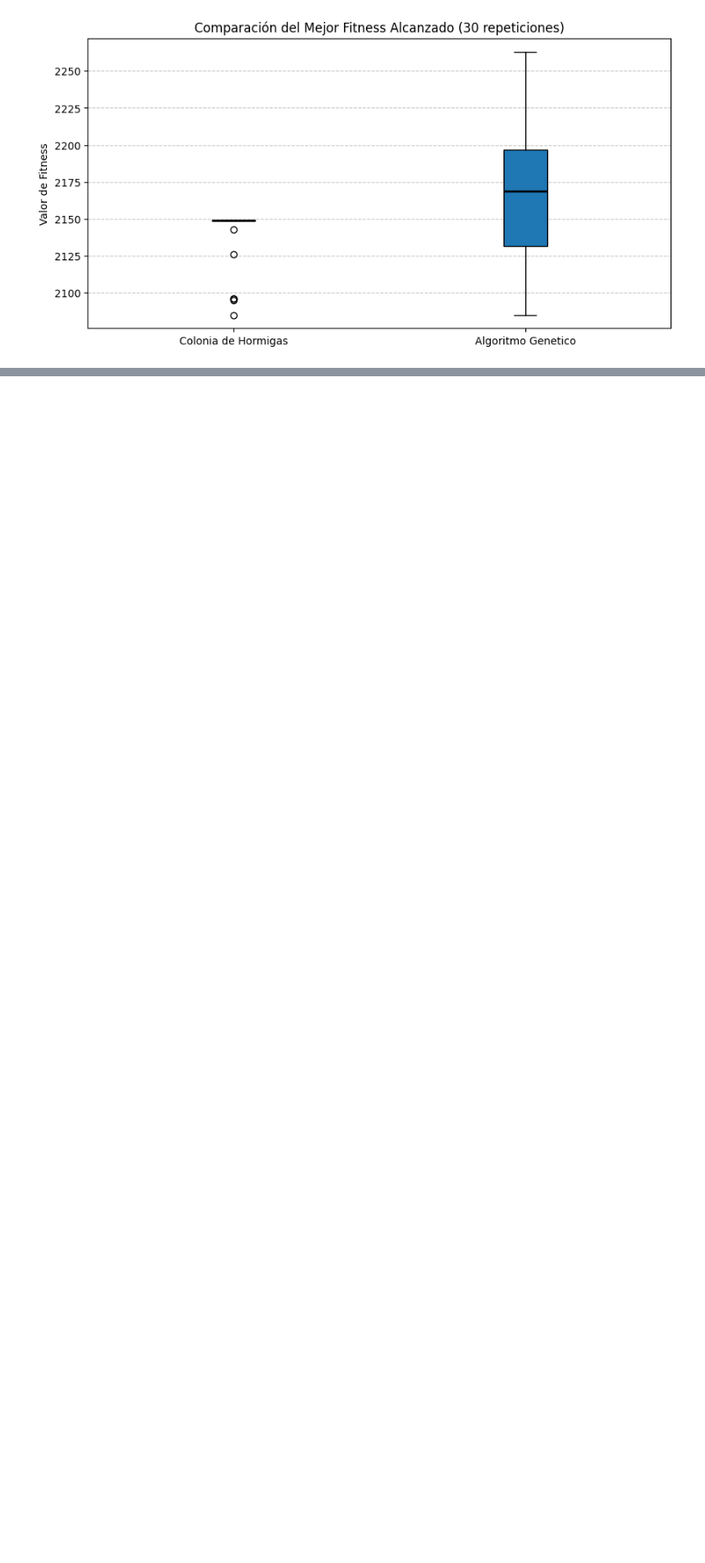
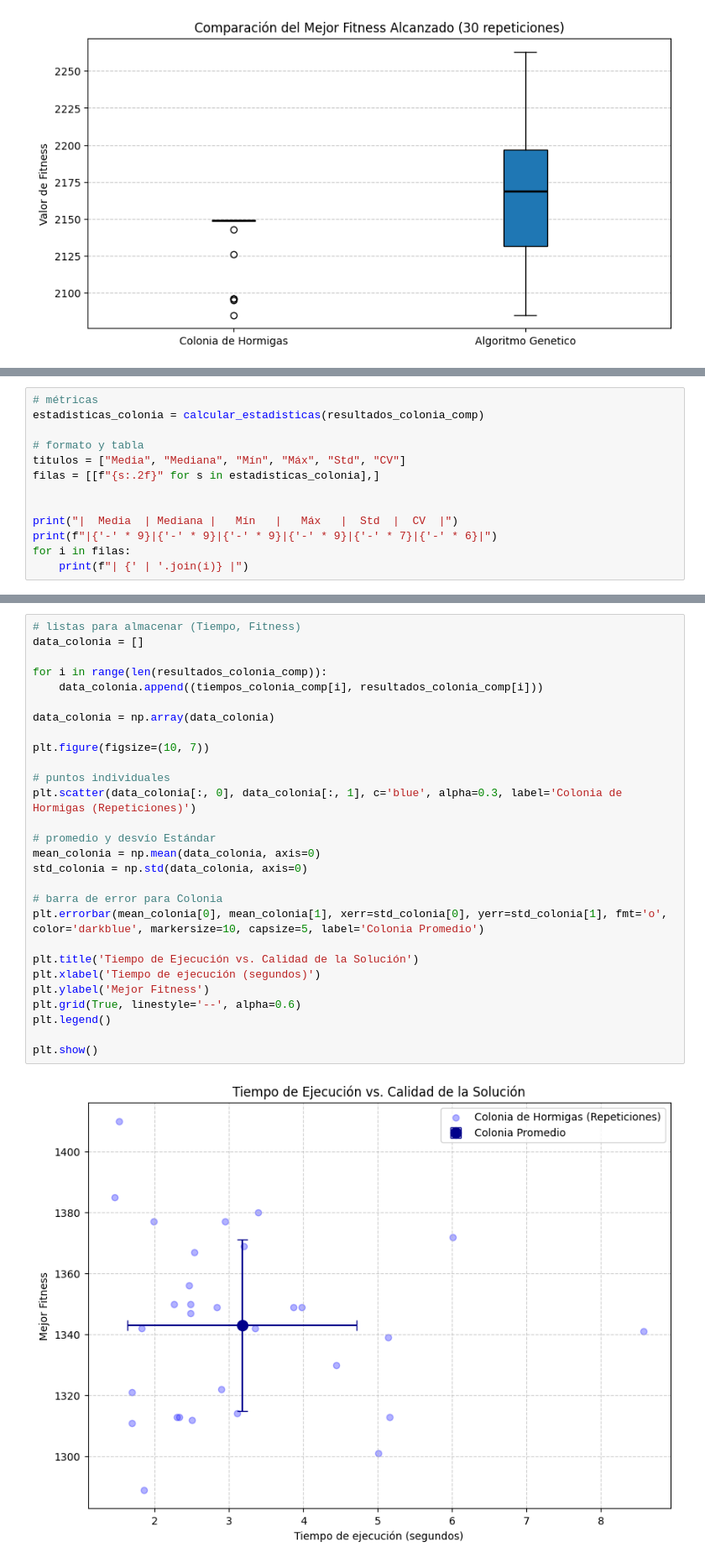
Before and after one commit to Riera23/metaheuristicas, a Jupyter notebook: TP3/EJER2.ipynb, the cells around one changed output, grey strips where cells are left out. Shown at 84% size. Cells and saved outputs as stored; diff of their text form; blank space fills up the shorter version.

Commit message:
competencia colonia de hormigas

```diff
--- a/TP3/EJER2.ipynb
+++ b/TP3/EJER2.ipynb
@@ -541,0 +576,13 @@ plt.show()
+# %%
+# métricas
+estadisticas_colonia = calcular_estadisticas(resultados_colonia_comp)
+
+# formato y tabla
+titulos = ["Media", "Mediana", "Mín", "Máx", "Std", "CV"]
+filas = [[f"{s:.2f}" for s in estadisticas_colonia],]
+
+
+print("|  Media  | Mediana |   Mín   |   Máx   |  Std  |  CV  |")
+print(f"|{'-' * 9}|{'-' * 9}|{'-' * 9}|{'-' * 9}|{'-' * 7}|{'-' * 6}|")
+for i in filas:
+    print(f"| {' | '.join(i)} |")
@@ -541,0 +593,30 @@ plt.show()
+# %%
+# listas para almacenar (Tiempo, Fitness)
+data_colonia = []
+
+for i in range(len(resultados_colonia_comp)):
+    data_colonia.append((tiempos_colonia_comp[i], resultados_colonia_comp[i]))
+
+data_colonia = np.array(data_colonia)
+
+plt.figure(figsize=(10, 7))
+
+# puntos individuales
+plt.scatter(data_colonia[:, 0], data_colonia[:, 1], c='blue', alpha=0.3, label='Colonia de Hormigas (Repeticiones)')
+
+# promedio y desvío Estándar
+mean_colonia = np.mean(data_colonia, axis=0)
+std_colonia = np.std(data_colonia, axis=0)
+
+# barra de error para Colonia
+plt.errorbar(mean_colonia[0], mean_colonia[1], xerr=std_colonia[0], yerr=std_colonia[1], fmt='o', color='darkblue', markersize=10, capsize=5, label='Colonia Promedio')
+
+plt.title('Tiempo de Ejecución vs. Calidad de la Solución')
+plt.xlabel('Tiempo de ejecución (segundos)')
+plt.ylabel('Mejor Fitness')
+plt.grid(True, linestyle='--', alpha=0.6)
+plt.legend()
+
+plt.show()
+# %% [output]
+[figure, added]
```
Also changed, not shown: parts of 4 cells of this notebook, 1 other file.
